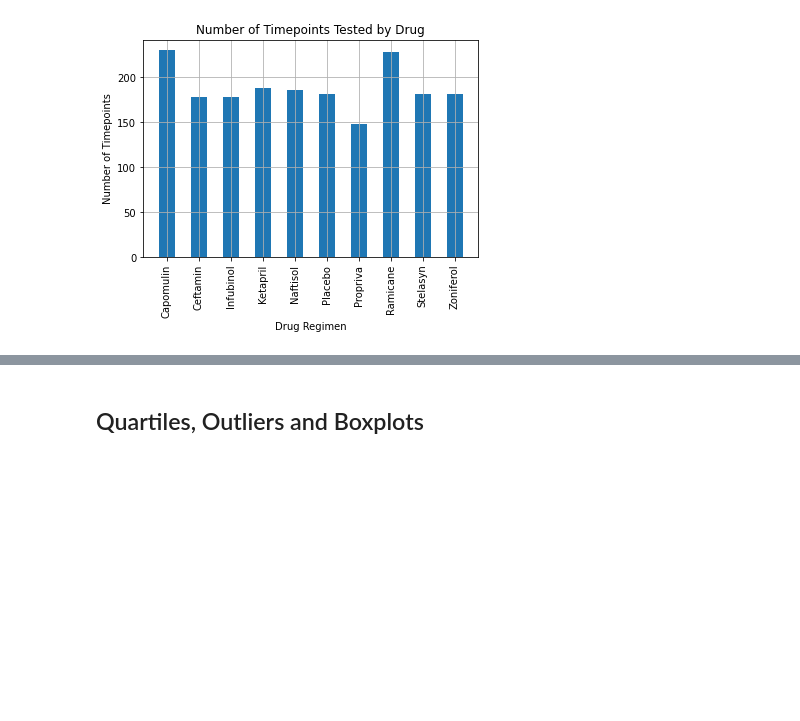
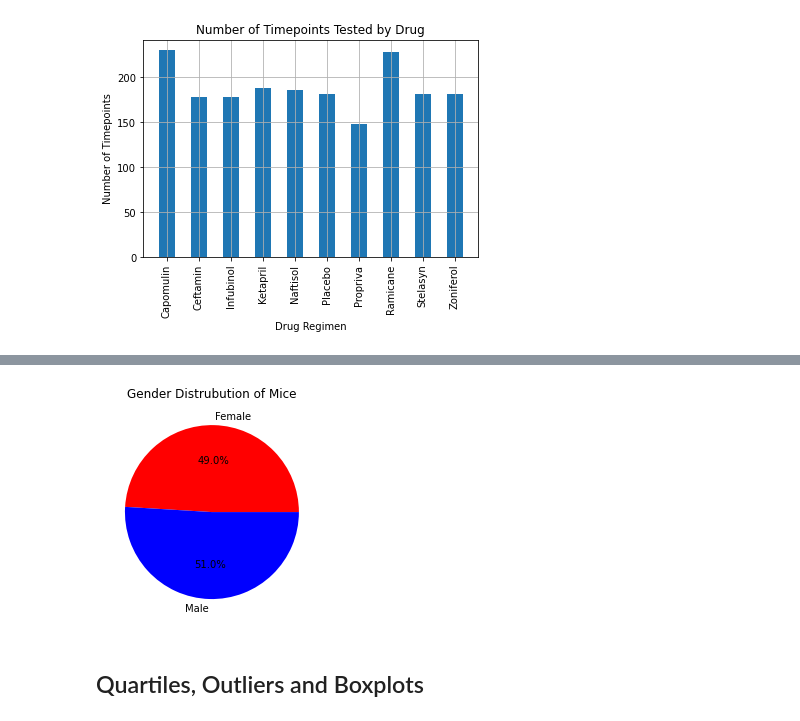
Before and after one commit to MechaBirdzilla/matplotlib-challenge, a Jupyter notebook: pymaceuticals_starter.ipynb, the cells around one changed output, grey strips where cells are left out. Drawn from its saved outputs; the diff is of its cells as text; code cells hidden in the pictures; blank space fills up the shorter version.

```diff
--- a/pymaceuticals_starter.ipynb
+++ b/pymaceuticals_starter.ipynb
@@ -150,5 +156,16 @@ plt.show()
 # %%
 # Generate a pie plot showing the distribution of female versus male mice using pyplot
+explode = (0,0)
+colors = ["red", "blue"]
+sex = ["Female", "Male"]
+distrubution = ["922", "958"]
+
+plt.pie(distrubution, explode=explode, labels=sex, colors=colors, autopct="%1.1f%%")
+plt.title("Gender Distrubution of Mice")
+
+plt.show()
+# %% [output]
+[figure, added]
 # %% [markdown]
 ## Quartiles, Outliers and Boxplots
 # %%
```
Also changed, not shown: parts of 12 cells of this notebook.
